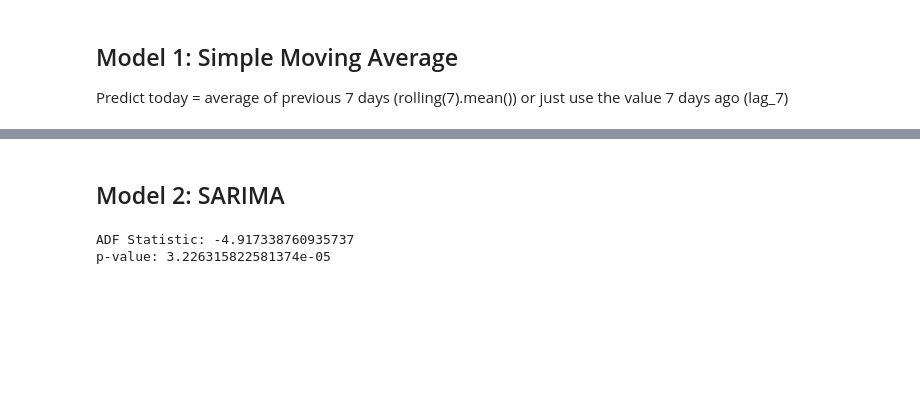
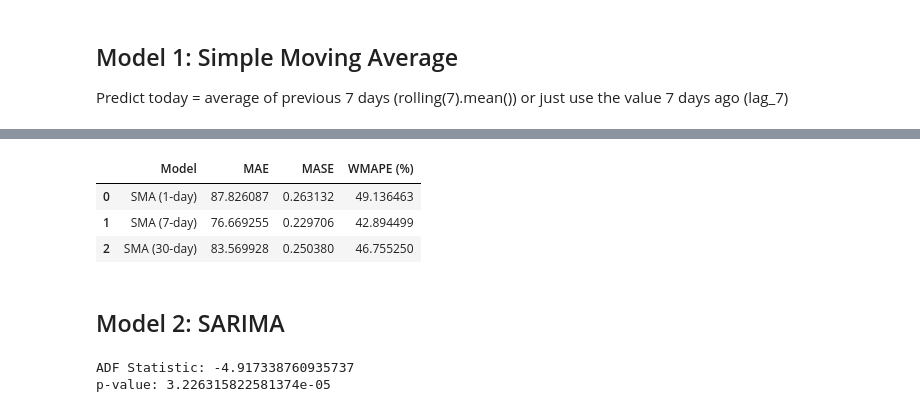
Before and after one commit to sarahhe05/DSC180A-Sarah, a Jupyter notebook: notebooks/Modeling.ipynb, the cells around one changed output, grey strips where cells are left out. Cells and saved outputs as stored; diff of their text form; code cells hidden in the pictures; blank space fills up the shorter version.

```diff
--- a/notebooks/Modeling.ipynb
+++ b/notebooks/Modeling.ipynb
@@ -154,3 +154,9 @@ train
 | 2025-02-27 | 281 | 273 | 8 | 9.0 | 166.0 | ... |
 | 2025-02-28 | 298 | 273 | 25 | 26.0 | 196.0 | ... |
 1155 rows × 10 columns
+# %%
+y_train = train['Incoming Calls']
+y_test = test['Incoming Calls']
+
+print(f"y_train contains {len(y_train)} records.")
+print(f"y_test contains {len(y_test)} records.")
@@ -163,0 +168,13 @@ WMAPE: 168.092
+# %%
+# --- 2. Calculate Naive Baseline (Prior Year) ---
+prior_year_dates = test.index - pd.DateOffset(years=1)
+naive_forecast_values = train.loc[prior_year_dates, 'Incoming Calls'].values
+y_pred_naive = pd.Series(naive_forecast_values, index=y_test.index)
+MAE_NAIVE_DENOMINATOR = mean_absolute_error(y_test, y_pred_naive)
+naive_mase = 1.0
+naive_wmape = 100 * np.sum(np.abs(y_test - y_pred_naive)) / np.sum(np.abs(y_test))
+
+print("--- Naive Baseline (Prior Year) Metrics ---")
+print(f"Baseline MAE (MAE_naive): {MAE_NAIVE_DENOMINATOR:.3f}")
+print(f"Baseline MASE: {naive_mase:.3f}")
+print(f"Baseline WMAPE: {naive_wmape:.3f}%")
@@ -223,0 +201,52 @@ WMAPE: 42.89%
+# %%
+# --- Model 1: Simple Moving Average (1, 7, and 30-day) ---
+
+# 0. Define the window sizes we want to test
+window_sizes = [1, 7, 30]
+
+# 1. Create a list to store our results dictionaries
+sma_results_list = []
+
+print("Running SMA walk-forward validation...")
+
+# 2. Loop through each window size
+for window in window_sizes:
+    print(f"--- Testing SMA with {window}-day window ---")
+
+    # 3. Initialize history and forecast list for this loop
+    history = y_train.copy()
+    sma_forecast = []
+
+    # 4. Walk-forward forecast
+    for current_date in y_test.index:
+        # Compute the moving average for the current window size
+        forecast = history[-window:].mean()
+        sma_forecast.append(forecast)
+
+        # Update history with the actual test value
+        # This simulates the model having the real data after the day ends
+        history.loc[current_date] = y_test.loc[current_date]
+
+    # 5. Convert this model's predictions to a Series
+    sma_forecast_series = pd.Series(sma_forecast, index=y_test.index)
+
+    # 6. Evaluate metrics using our global helper function
+    metrics_dict = forecast_metrics(y_test, sma_forecast_series)
+
+    # 7. Add the model name to the dictionary
+    metrics_dict['Model'] = f'SMA ({window}-day)'
+
+    # 8. Append the results to our list
+    sma_results_list.append(metrics_dict)
+    print("Done.")
+
+# 9. Convert the list of dictionaries to a DataFrame
+print("\n--- All SMA Models Complete ---")
+sma_summary_df = pd.DataFrame(sma_results_list)
+
+# 10. Re-order columns to be more readable
+sma_summary_df = sma_summary_df[['Model', 'MAE', 'MASE', 'WMAPE (%)']]
+
+# 11. Display the final DataFrame
+display(sma_summary_df)
+# %% [output]
@@ -224,3 +262,7 @@ WMAPE: 42.89%
+|  | Model | MAE | MASE | WMAPE (%) |
+| 0 | SMA (1-day) | 87.826087 | 0.263132 | 49.136463 |
+| 1 | SMA (7-day) | 76.669255 | 0.229706 | 42.894499 |
+| 2 | SMA (30-day) | 83.569928 | 0.250380 | 46.755250 |
 # %% [markdown]
 ## Model 2: SARIMA
 # %%
```
Also changed, not shown: parts of 12 cells of this notebook.
